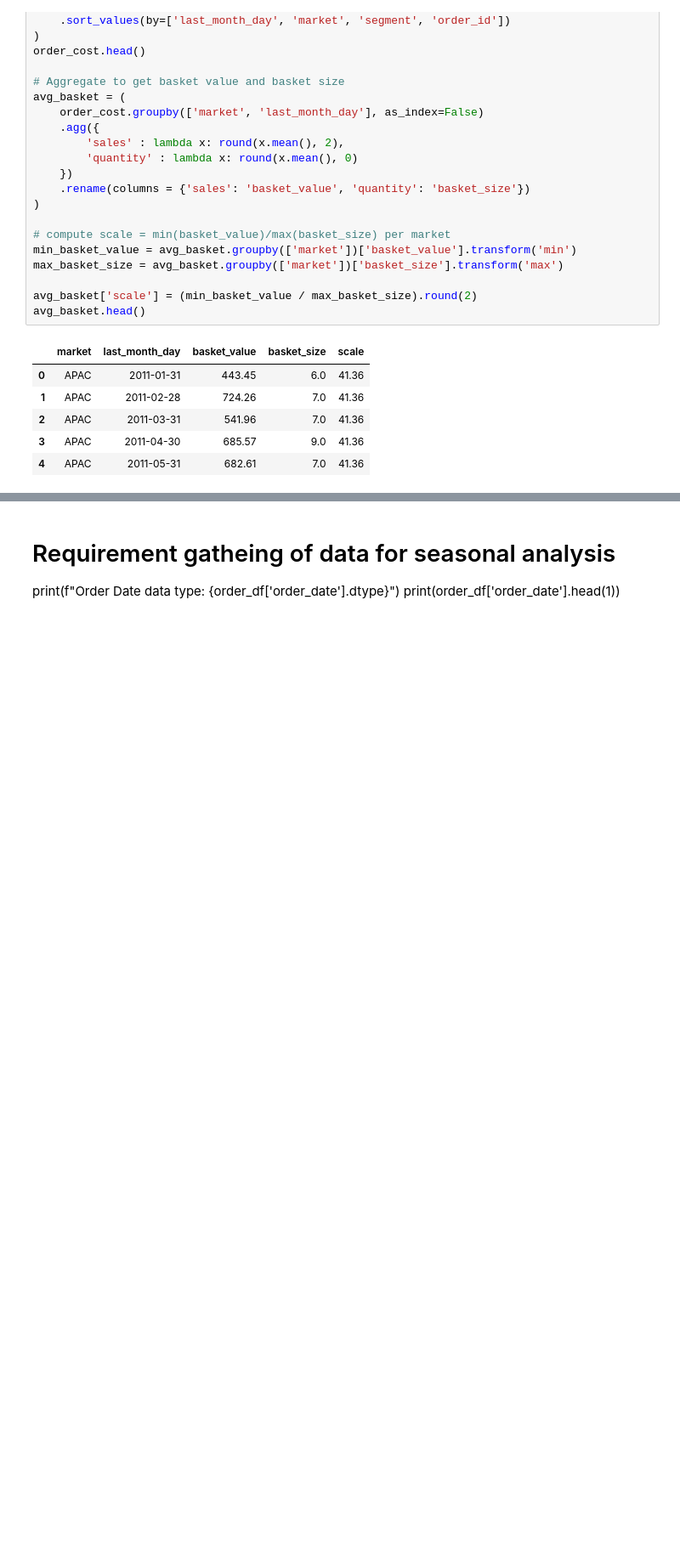
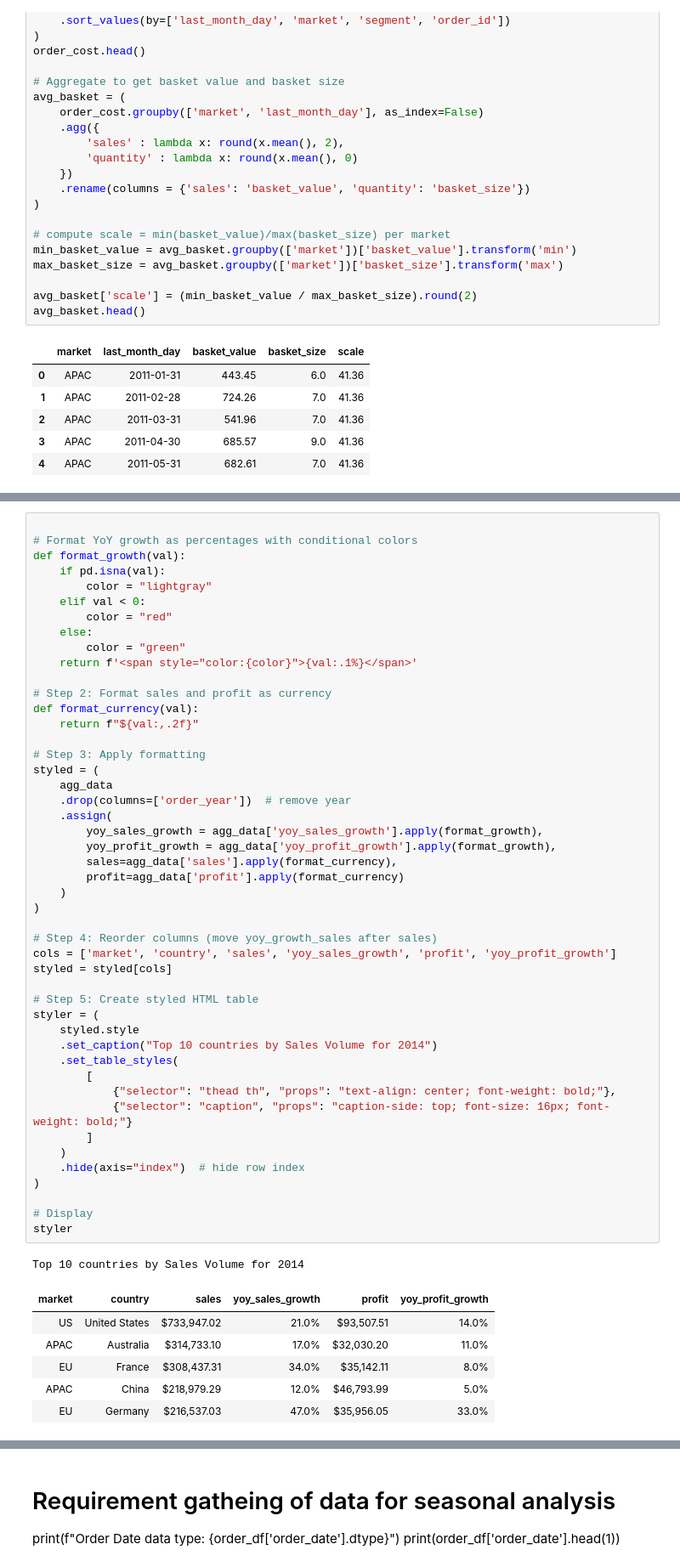
Before and after one commit to annugit1655/Global-Superstore-Project, a Jupyter notebook: notebooks/order-return-sales-analysis.ipynb, the cells around one changed output, grey strips where cells are left out. Shown at 85% size. Saved outputs shown, nothing was run; the diff lists cells and outputs as text; blank space fills up the shorter version.

```diff
--- a/notebooks/order-return-sales-analysis.ipynb
+++ b/notebooks/order-return-sales-analysis.ipynb
@@ -767,0 +880,55 @@ avg_basket.head()
+# %%
+
+# Format YoY growth as percentages with conditional colors
+def format_growth(val):
+    if pd.isna(val):
+        color = "lightgray"
+    elif val < 0:
+        color = "red"
+    else:
+        color = "green"
+    return f'<span style="color:{color}">{val:.1%}</span>'
+
+# Step 2: Format sales and profit as currency
+def format_currency(val):
+    return f"${val:,.2f}"
+
+# Step 3: Apply formatting
+styled = (
+    agg_data
+    .drop(columns=['order_year'])  # remove year
+    .assign(
+        yoy_sales_growth = agg_data['yoy_sales_growth'].apply(format_growth),
+        yoy_profit_growth = agg_data['yoy_profit_growth'].apply(format_growth),
+        sales=agg_data['sales'].apply(format_currency),
+        profit=agg_data['profit'].apply(format_currency)
+    )
+)
+
+# Step 4: Reorder columns (move yoy_growth_sales after sales)
+cols = ['market', 'country', 'sales', 'yoy_sales_growth', 'profit', 'yoy_profit_growth']
+styled = styled[cols]
+
+# Step 5: Create styled HTML table
+styler = (
+    styled.style
+    .set_caption("Top 10 countries by Sales Volume for 2014")
+    .set_table_styles(
+        [
+            {"selector": "thead th", "props": "text-align: center; font-weight: bold;"},
+            {"selector": "caption", "props": "caption-side: top; font-size: 16px; font-weight: bold;"}
+        ]
+    )
+    .hide(axis="index")  # hide row index
+)
+
+# Display
+styler
+# %% [output]
+Top 10 countries by Sales Volume for 2014
+| market | country | sales | yoy_sales_growth | profit | yoy_profit_growth |
+| US | United States | $733,947.02 | 21.0% | $93,507.51 | 14.0% |
+| APAC | Australia | $314,733.10 | 17.0% | $32,030.20 | 11.0% |
+| EU | France | $308,437.31 | 34.0% | $35,142.11 | 8.0% |
+| APAC | China | $218,979.29 | 12.0% | $46,793.99 | 5.0% |
+| EU | Germany | $216,537.03 | 47.0% | $35,956.05 | 33.0% |
```
Also changed, not shown: parts of 14 cells of this notebook.
